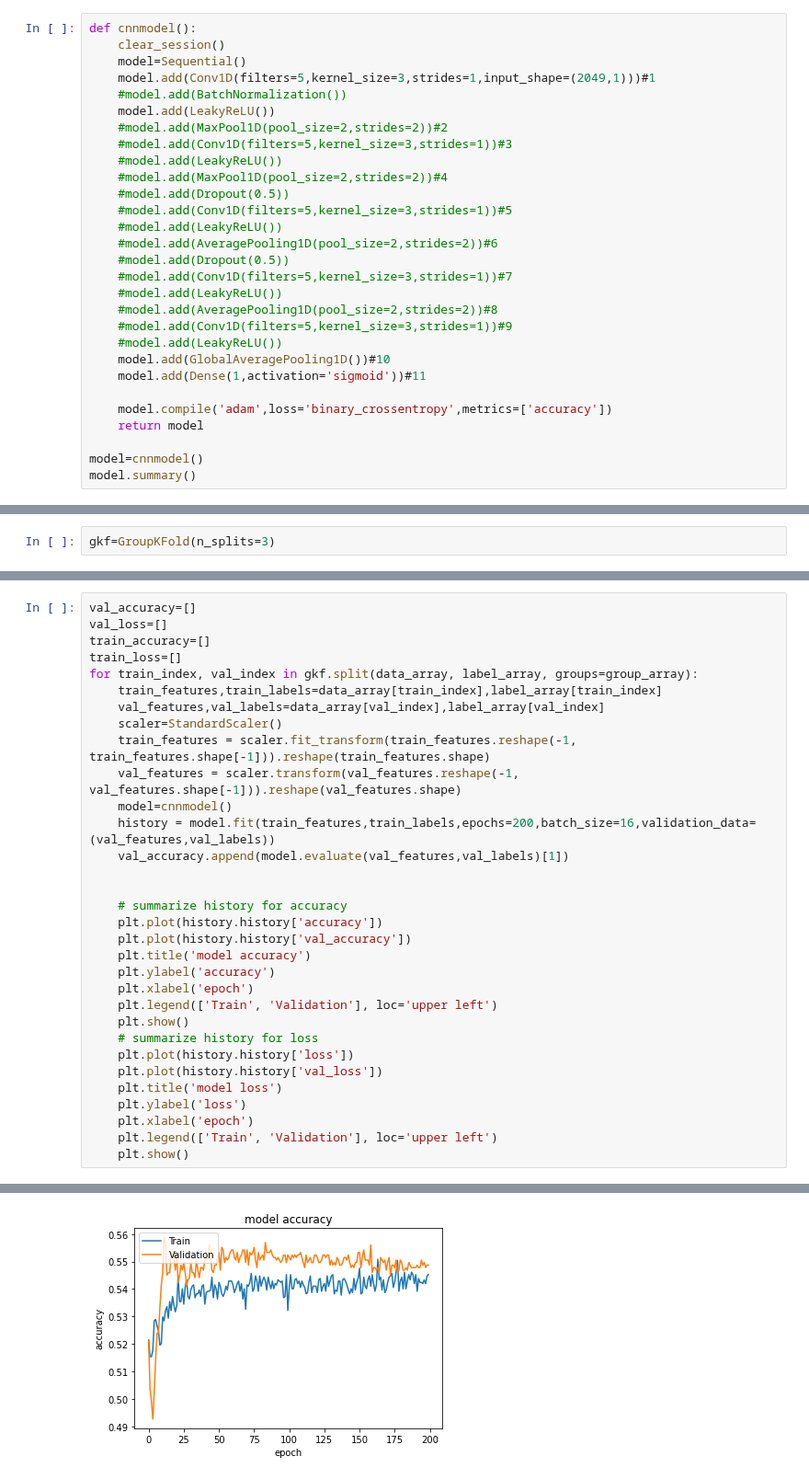
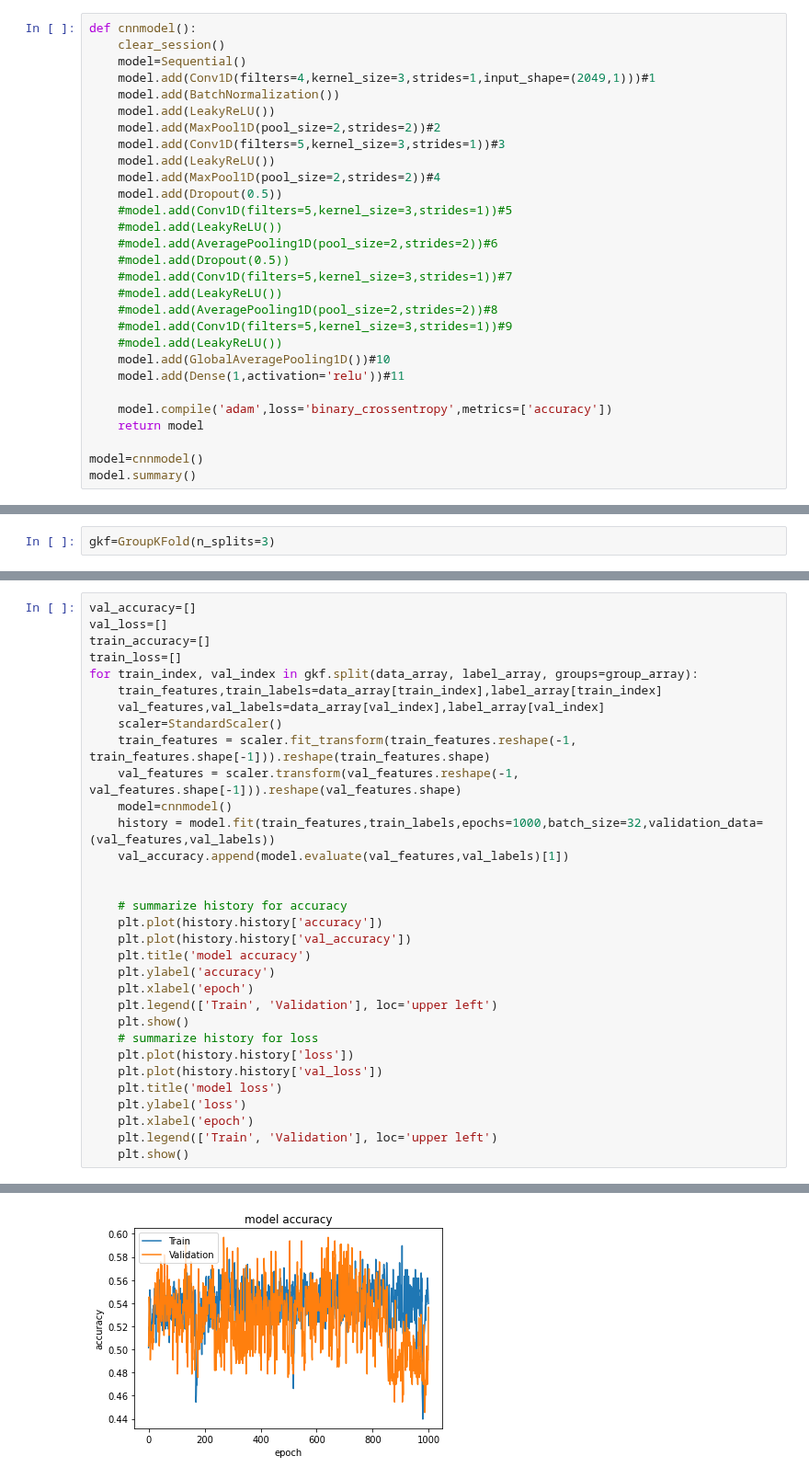
Before and after one commit to eegyolk-ai/eegyolk, a Jupyter notebook: dyslexiaprediction_nadine/ML_on_timeseries.ipynb, the cells around one changed output, grey strips where cells are left out. Shown at 92% size. Cells and saved outputs as stored; diff of their text form.

```diff
--- a/dyslexiaprediction_nadine/ML_on_timeseries.ipynb
+++ b/dyslexiaprediction_nadine/ML_on_timeseries.ipynb
@@ -151,14 +162,14 @@ print(data_array.shape,label_array.shape,group_array.shape) #number of segments,
 def cnnmodel():
     clear_session()
     model=Sequential()
-    model.add(Conv1D(filters=5,kernel_size=3,strides=1,input_shape=(2049,1)))#1
-    #model.add(BatchNormalization())
+    model.add(Conv1D(filters=4,kernel_size=3,strides=1,input_shape=(2049,1)))#1
+    model.add(BatchNormalization())
     model.add(LeakyReLU())
-    #model.add(MaxPool1D(pool_size=2,strides=2))#2
-    #model.add(Conv1D(filters=5,kernel_size=3,strides=1))#3
-    #model.add(LeakyReLU())
-    #model.add(MaxPool1D(pool_size=2,strides=2))#4
-    #model.add(Dropout(0.5))
+    model.add(MaxPool1D(pool_size=2,strides=2))#2
+    model.add(Conv1D(filters=5,kernel_size=3,strides=1))#3
+    model.add(LeakyReLU())
+    model.add(MaxPool1D(pool_size=2,strides=2))#4
+    model.add(Dropout(0.5))
     #model.add(Conv1D(filters=5,kernel_size=3,strides=1))#5
     #model.add(LeakyReLU())
     #model.add(AveragePooling1D(pool_size=2,strides=2))#6
@@ -169,7 +180,7 @@ def cnnmodel():
     #model.add(Conv1D(filters=5,kernel_size=3,strides=1))#9
     #model.add(LeakyReLU())
     model.add(GlobalAveragePooling1D())#10
-    model.add(Dense(1,activation='sigmoid'))#11
+    model.add(Dense(1,activation='relu'))#11
 
     model.compile('adam',loss='binary_crossentropy',metrics=['accuracy'])
     return model
@@ -215,7 +225,7 @@ for train_index, val_index in gkf.split(data_array, label_array, groups=group_ar
     train_features = scaler.fit_transform(train_features.reshape(-1, train_features.shape[-1])).reshape(train_features.shape)
     val_features = scaler.transform(val_features.reshape(-1, val_features.shape[-1])).reshape(val_features.shape)
     model=cnnmodel()
-    history = model.fit(train_features,train_labels,epochs=200,batch_size=16,validation_data=(val_features,val_labels))
+    history = model.fit(train_features,train_labels,epochs=1000,batch_size=32,validation_data=(val_features,val_labels))
     val_accuracy.append(model.evaluate(val_features,val_labels)[1])
 
 
@@ -275 +285 @@ Epoch 200/200
-[figure, old version]
+[figure, new version]
```
Also changed, not shown: parts of 25 cells of this notebook, 5 other files.
